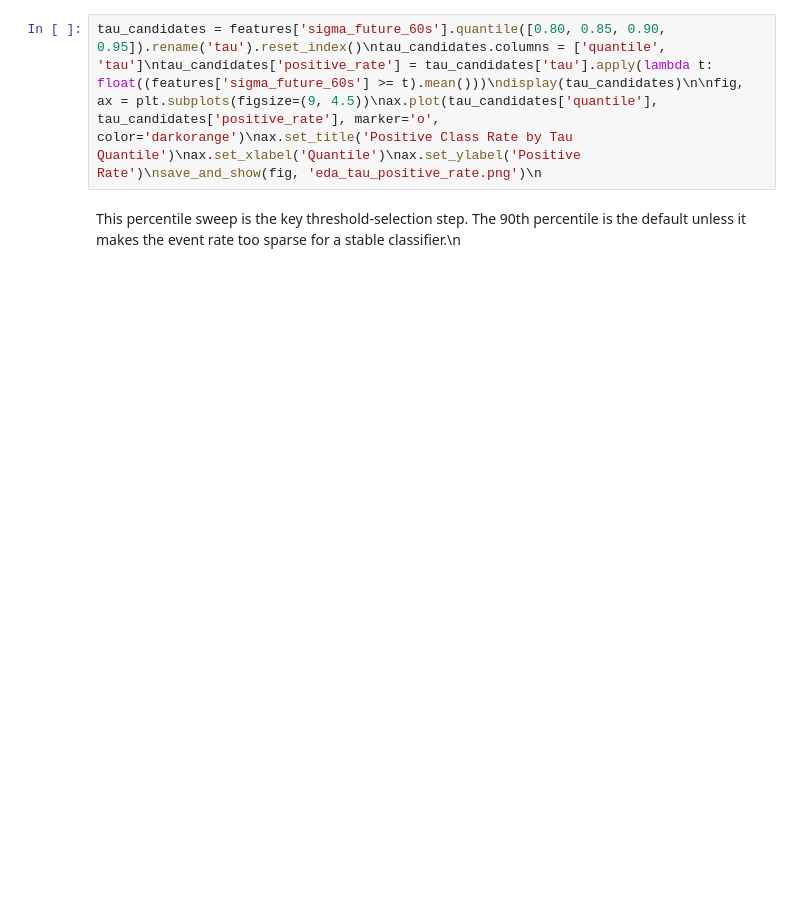
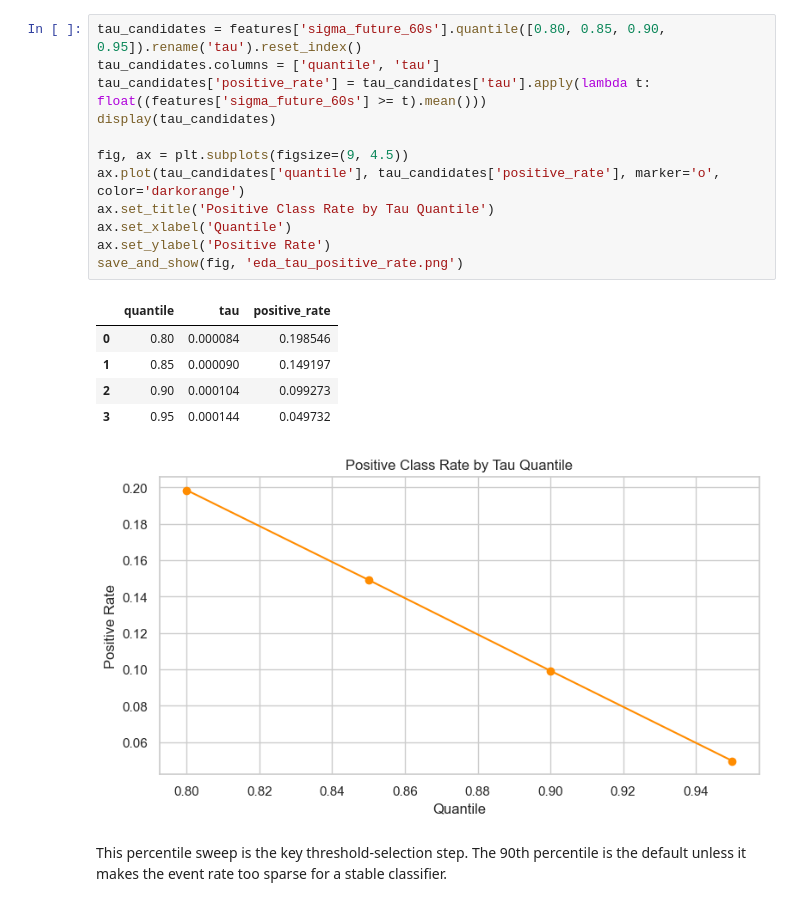
Before and after one commit to rzrizaldy/fundamental_ai_crypto_volatile, a Jupyter notebook: notebooks/eda.ipynb, the cells around one changed output. Drawn from its saved outputs; the diff is of its cells as text; blank space fills up the shorter version.

```diff
--- a/notebooks/eda.ipynb
+++ b/notebooks/eda.ipynb
@@ -21,5 +76,22 @@ The future-volatility label source should be right-skewed. The exact tail behavi
 # %%
-tau_candidates = features['sigma_future_60s'].quantile([0.80, 0.85, 0.90, 0.95]).rename('tau').reset_index()\ntau_candidates.columns = ['quantile', 'tau']\ntau_candidates['positive_rate'] = tau_candidates['tau'].apply(lambda t: float((features['sigma_future_60s'] >= t).mean()))\ndisplay(tau_candidates)\n\nfig, ax = plt.subplots(figsize=(9, 4.5))\nax.plot(tau_candidates['quantile'], tau_candidates['positive_rate'], marker='o', color='darkorange')\nax.set_title('Positive Class Rate by Tau Quantile')\nax.set_xlabel('Quantile')\nax.set_ylabel('Positive Rate')\nsave_and_show(fig, 'eda_tau_positive_rate.png')\n
+tau_candidates = features['sigma_future_60s'].quantile([0.80, 0.85, 0.90, 0.95]).rename('tau').reset_index()
+tau_candidates.columns = ['quantile', 'tau']
+tau_candidates['positive_rate'] = tau_candidates['tau'].apply(lambda t: float((features['sigma_future_60s'] >= t).mean()))
+display(tau_candidates)
+
+fig, ax = plt.subplots(figsize=(9, 4.5))
+ax.plot(tau_candidates['quantile'], tau_candidates['positive_rate'], marker='o', color='darkorange')
+ax.set_title('Positive Class Rate by Tau Quantile')
+ax.set_xlabel('Quantile')
+ax.set_ylabel('Positive Rate')
+save_and_show(fig, 'eda_tau_positive_rate.png')
+# %% [output]
+|  | quantile | tau | positive_rate |
+| 0 | 0.80 | 0.000084 | 0.198546 |
+| 1 | 0.85 | 0.000090 | 0.149197 |
+| 2 | 0.90 | 0.000104 | 0.099273 |
+| 3 | 0.95 | 0.000144 | 0.049732 |
+[figure, added]
 # %% [markdown]
-This percentile sweep is the key threshold-selection step. The 90th percentile is the default unless it makes the event rate too sparse for a stable classifier.\n
+This percentile sweep is the key threshold-selection step. The 90th percentile is the default unless it makes the event rate too sparse for a stable classifier.
 # %%
```
Also changed, not shown: parts of 13 cells of this notebook, 18 other files.
